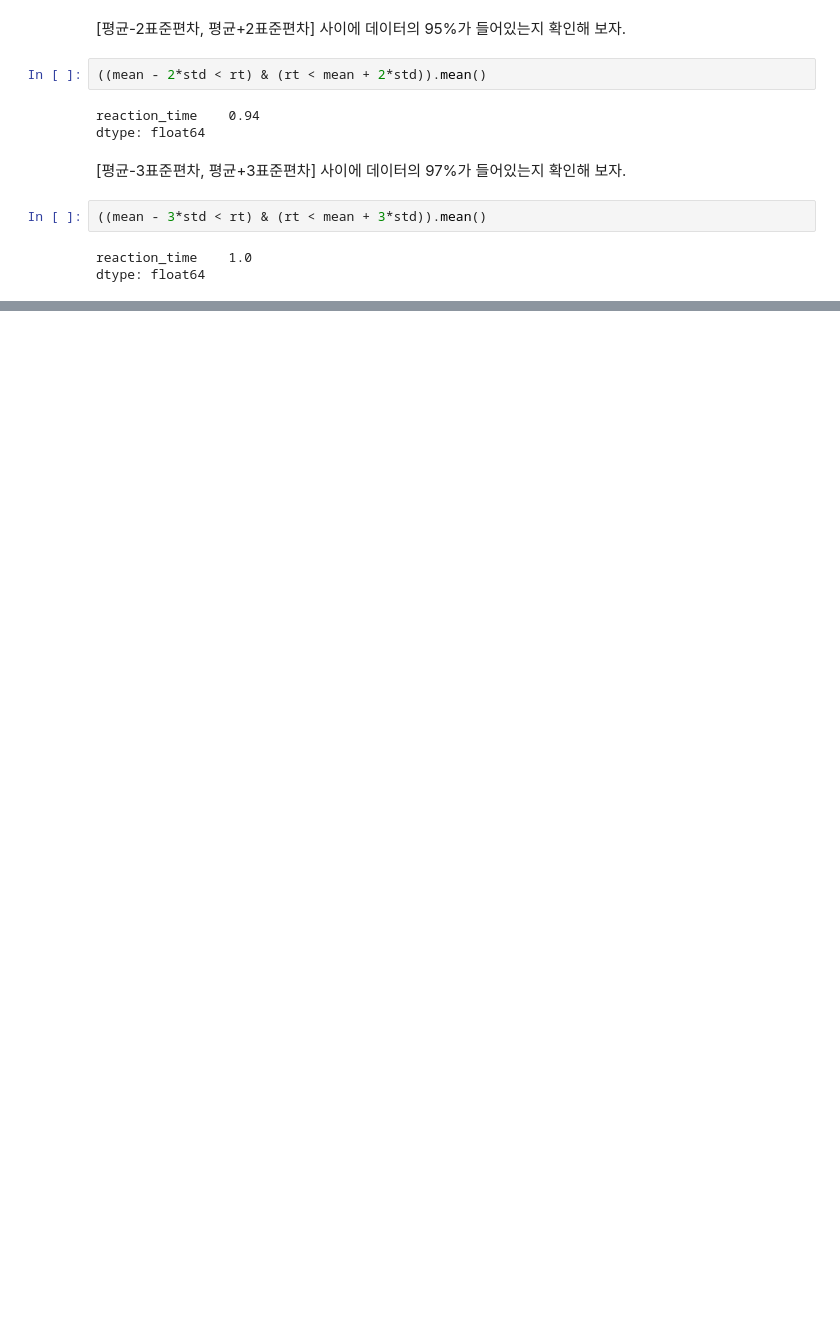
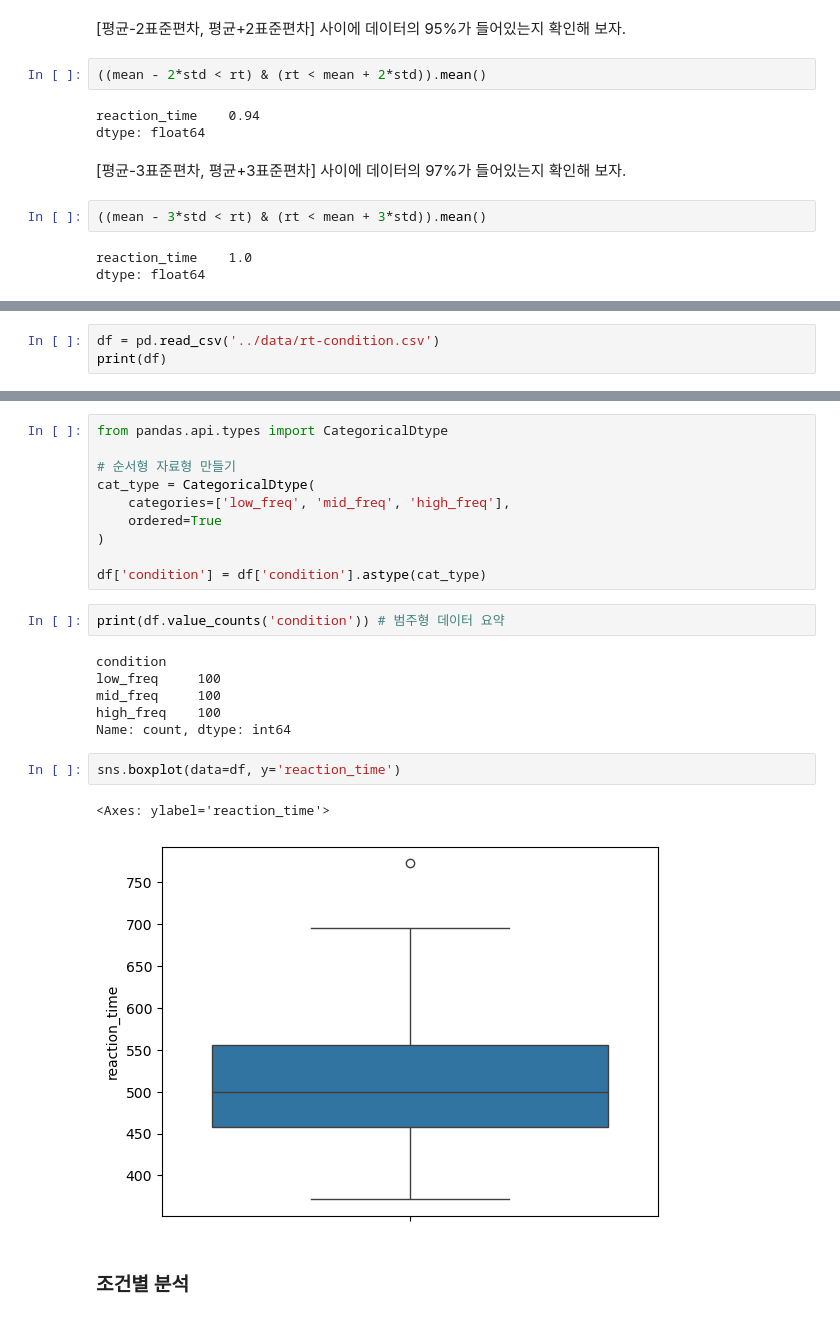
Before and after one commit to suparklingmin/LSK-2025-LingStat, a Jupyter notebook: notebooks/03-descriptive-statistics.ipynb, the cells around one changed output, grey strips where cells are left out. Drawn from its saved outputs; the diff is of its cells as text; blank space fills up the shorter version.

```diff
--- a/notebooks/03-descriptive-statistics.ipynb
+++ b/notebooks/03-descriptive-statistics.ipynb
@@ -76,0 +87,3 @@ dtype: float64
+# %%
+df = pd.read_csv('../data/rt-condition.csv')
+print(df)
@@ -76,0 +119,25 @@ dtype: float64
+# %%
+from pandas.api.types import CategoricalDtype
+
+# 순서형 자료형 만들기
+cat_type = CategoricalDtype(
+    categories=['low_freq', 'mid_freq', 'high_freq'],
+    ordered=True
+)
+
+df['condition'] = df['condition'].astype(cat_type)
+# %%
+print(df.value_counts('condition')) # 범주형 데이터 요약
+# %% [output]
+condition
+low_freq     100
+mid_freq     100
+high_freq    100
+Name: count, dtype: int64
+# %%
+sns.boxplot(data=df, y='reaction_time')
+# %% [output]
+<Axes: ylabel='reaction_time'>
+[figure, added]
+# %% [markdown]
+### 조건별 분석
```
Also changed, not shown: parts of 16 cells of this notebook, 2 other files.
